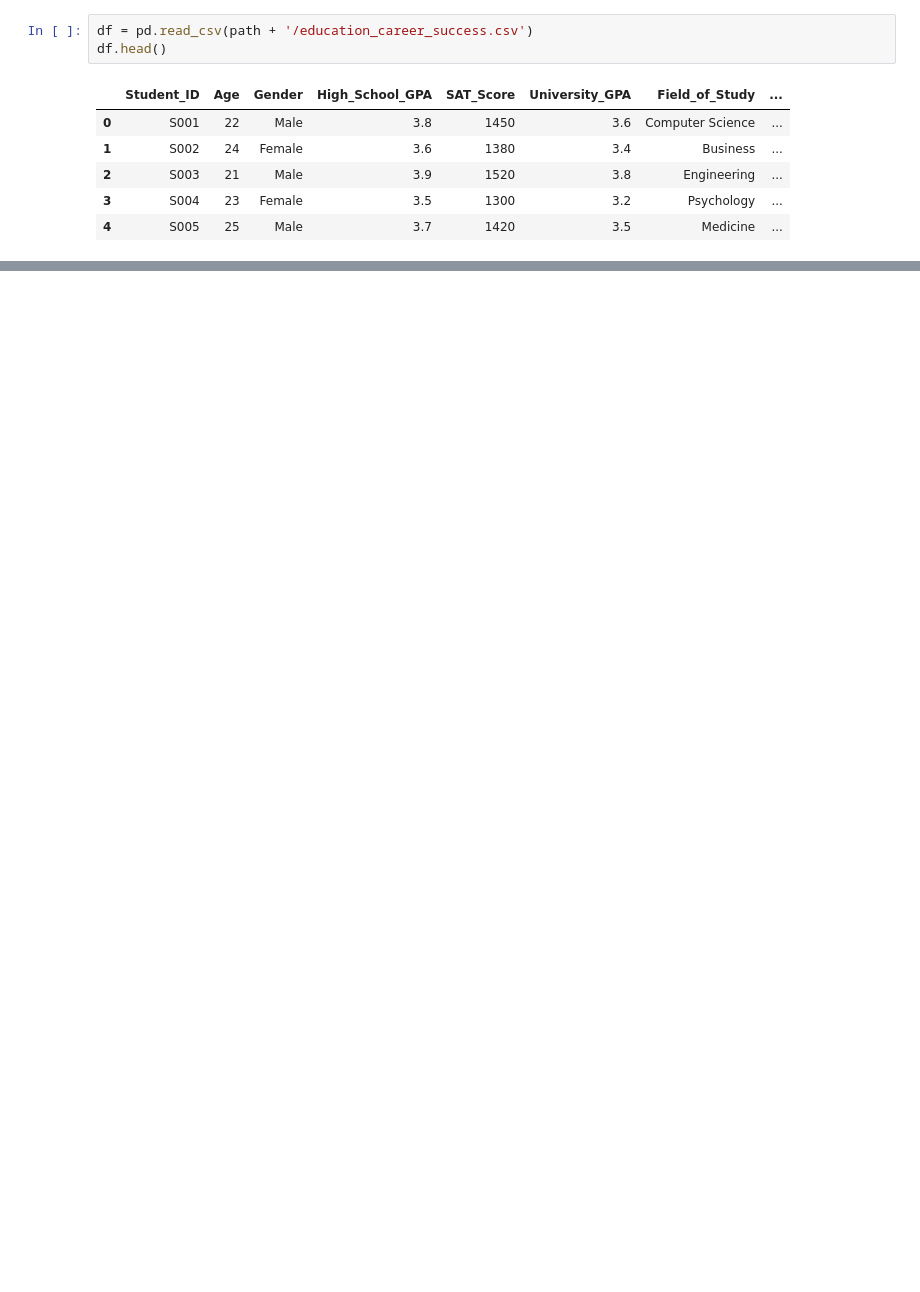
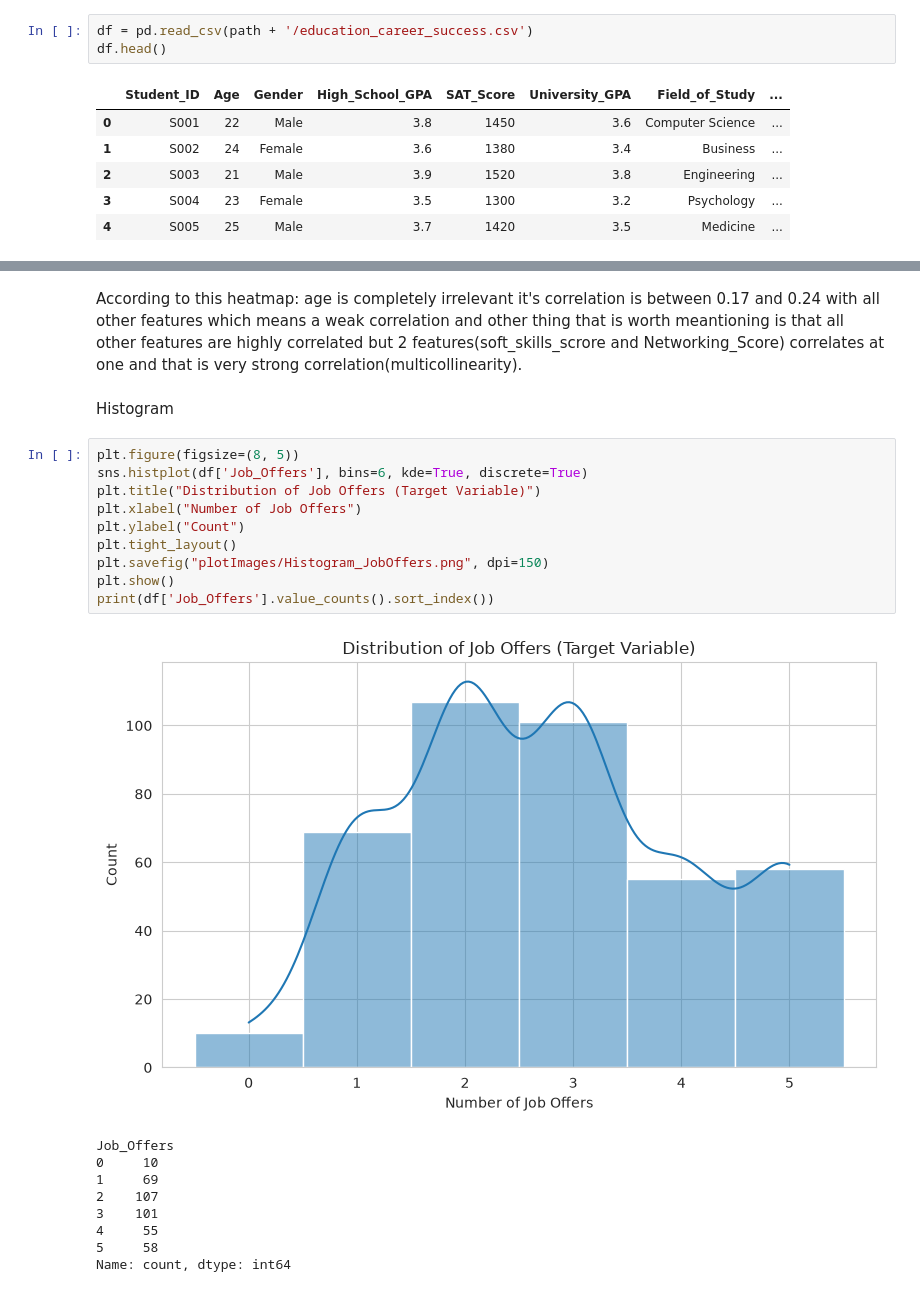
Before and after one commit to Jonathan2055/student-job-offer-predictor, a Jupyter notebook: linear_regression/Model_train.ipynb, the cells around one changed output, grey strips where cells are left out. Drawn from its saved outputs; the diff is of its cells as text; blank space fills up the shorter version.

```diff
--- a/linear_regression/Model_train.ipynb
+++ b/linear_regression/Model_train.ipynb
@@ -20,0 +101,25 @@ df.head()
+# %% [markdown]
+According to this heatmap:
+age is completely irrelevant it's correlation is between 0.17 and 0.24 with all other features which means a weak correlation and other thing that is worth meantioning is that all other features are highly correlated but 2 features(soft_skills_scrore and Networking_Score) correlates at one and that is very strong correlation(multicollinearity).
+# %% [markdown]
+Histogram
+# %%
+plt.figure(figsize=(8, 5))
+sns.histplot(df['Job_Offers'], bins=6, kde=True, discrete=True)
+plt.title("Distribution of Job Offers (Target Variable)")
+plt.xlabel("Number of Job Offers")
+plt.ylabel("Count")
+plt.tight_layout()
+plt.savefig("plotImages/Histogram_JobOffers.png", dpi=150)
+plt.show()
+print(df['Job_Offers'].value_counts().sort_index())
+# %% [output]
+[figure, added]
+Job_Offers
+0     10
+1     69
+2    107
+3    101
+4     55
+5     58
+Name: count, dtype: int64
```
Also changed, not shown: parts of 12 cells of this notebook, 7 other files.
